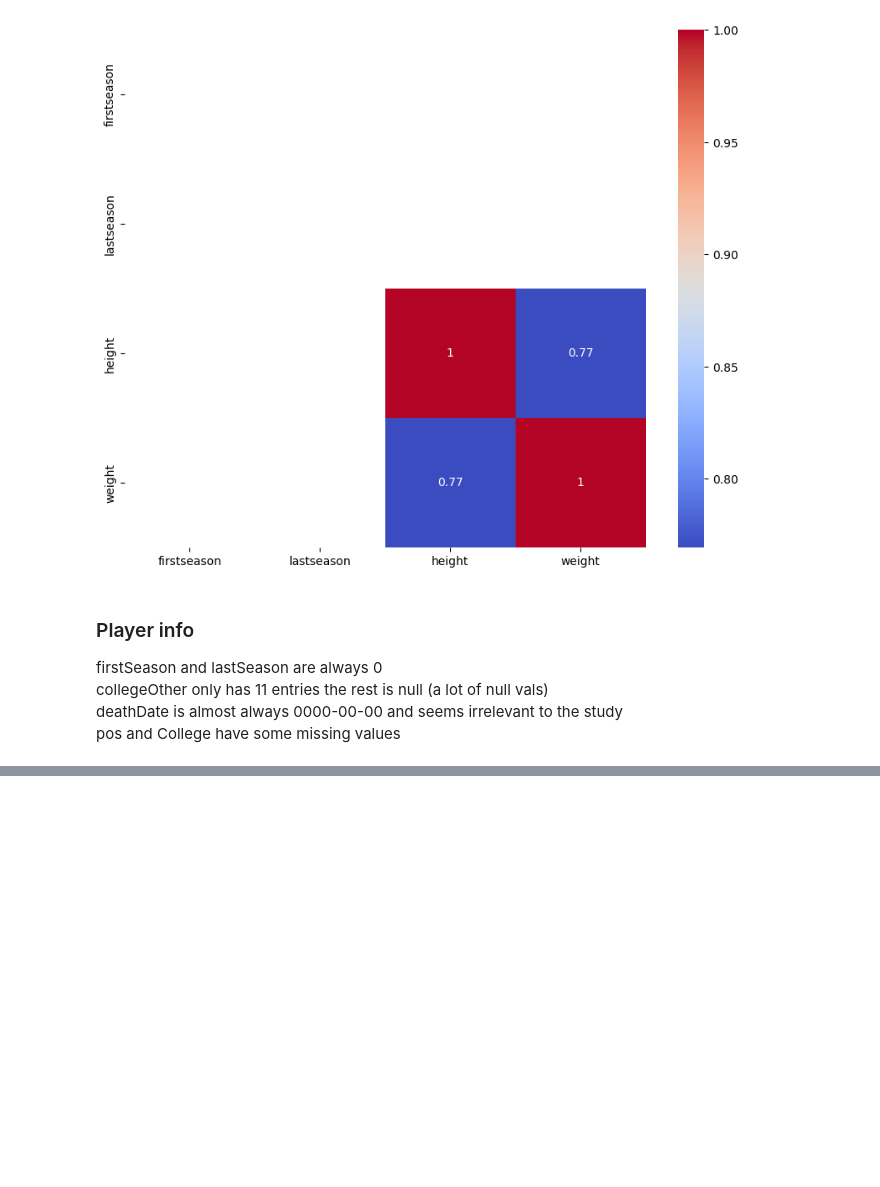
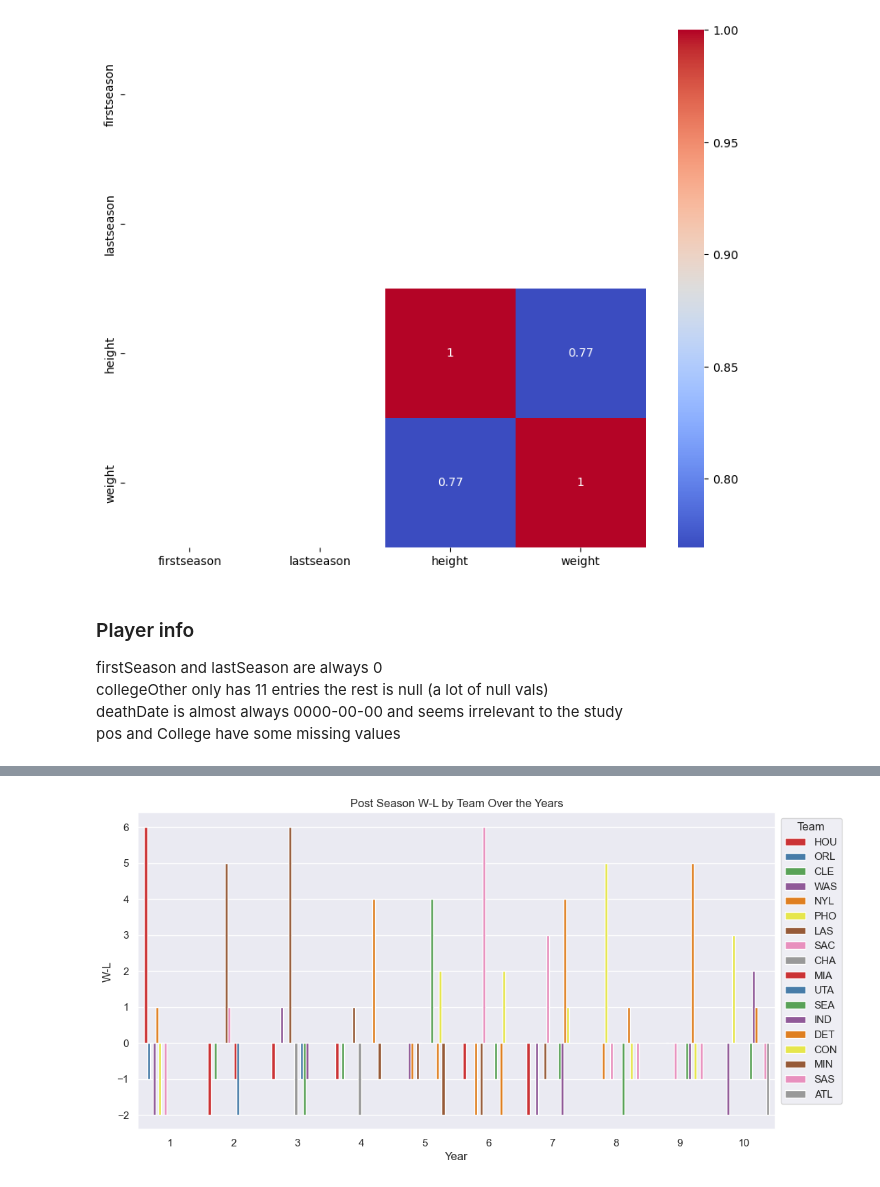
Before and after one commit to MartimHenriques/feup-machine-learning, a Jupyter notebook: src/data_understanding.ipynb, the cells around one changed output, grey strips where cells are left out. Cells and saved outputs as stored; diff of their text form; code cells hidden in the pictures; blank space fills up the shorter version.

```diff
--- a/src/data_understanding.ipynb
+++ b/src/data_understanding.ipynb
@@ -313,0 +374,24 @@ pos and College have some missing values
+# %%
+teams_post_df['W-L'] = teams_post_df['W'] - teams_post_df['L']
+
+"""Point Graph"""
+# sb.set(style="darkgrid")
+# plt.figure(figsize=(12, 6))
+# sb.lineplot(data=teams_post_df, x='year', y='W/L', hue='tmID', marker="o", markersize=8, dashes=False, palette='Set1')
+# plt.xlabel('Year')
+# plt.ylabel('Wins/Losses')
+# plt.title('Wins by Team Over the Years')
+# plt.legend(title='Team', loc='upper left', bbox_to_anchor=(1, 1))
+# plt.show()
+
+"""Bar Graph"""
+sb.set(style="darkgrid")
+plt.figure(figsize=(12, 6))
+sb.barplot(data=teams_post_df, x='year', y='W-L', hue='tmID', palette='Set1')
+plt.xlabel('Year')
+plt.ylabel('W-L')
+plt.title('Post Season W-L by Team Over the Years')
+plt.legend(title='Team', loc='upper left', bbox_to_anchor=(1, 1))
+plt.show()
+# %% [output]
+[figure, added]
```
Also changed, not shown: parts of 8 cells of this notebook.
